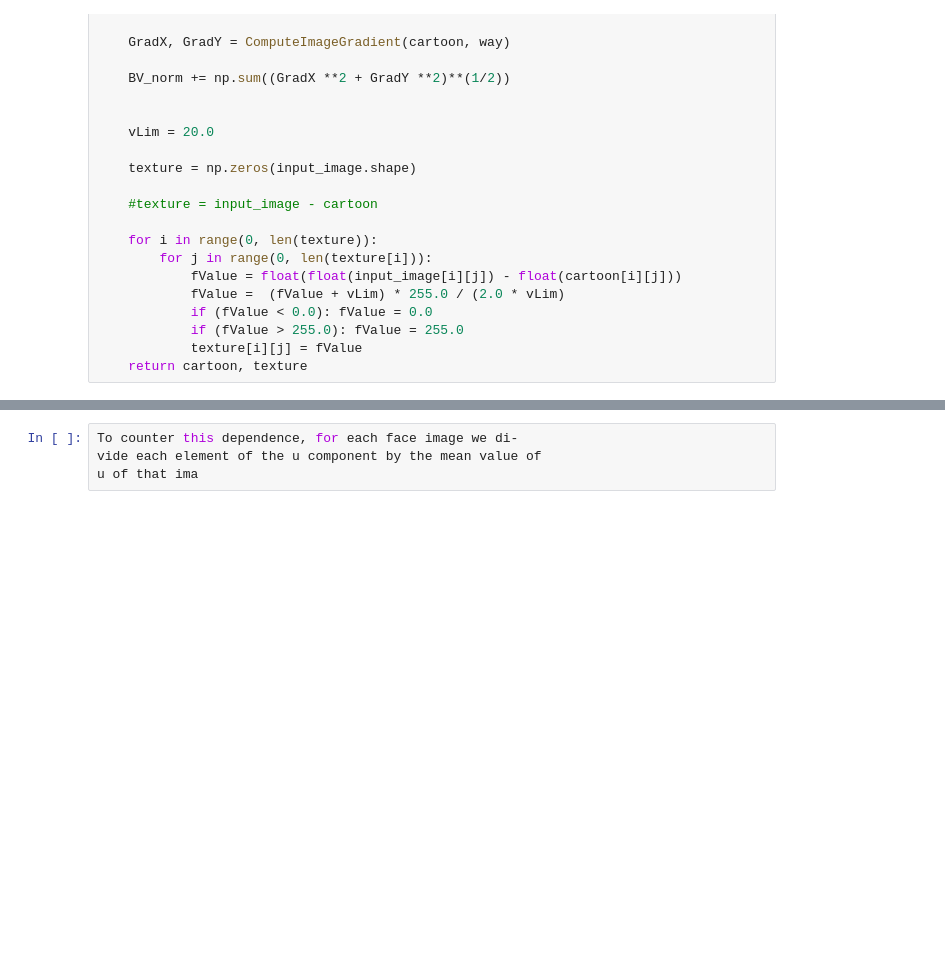
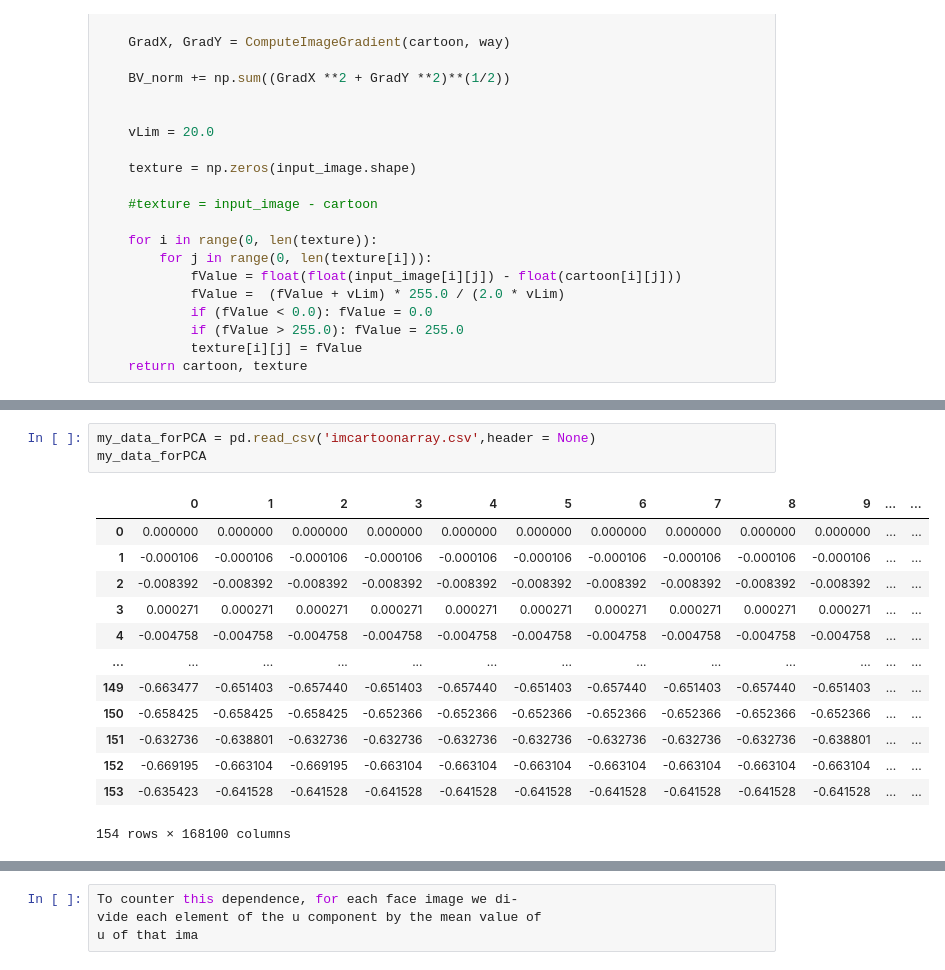
Before and after one commit to aliciaamaliaalvarezmon/SynthesisEmotions, a Jupyter notebook: Notebook/3-texture cartoon decomposition-Copy1.ipynb, the cells around one changed output, grey strips where cells are left out. Cells and saved outputs as stored; diff of their text form; blank space fills up the shorter version.

```diff
--- a/Notebook/3-texture cartoon decomposition-Copy1.ipynb
+++ b/Notebook/3-texture cartoon decomposition-Copy1.ipynb
@@ -269,0 +335,17 @@ def cartoonTexture_grey(input_image, landa, nb_iter_max=1000, tau=0.35, sigma=0.
+# %%
+my_data_forPCA = pd.read_csv('imcartoonarray.csv',header = None)
+my_data_forPCA
+# %% [output]
+|  | 0 | 1 | 2 | 3 | 4 | 5 | 6 | 7 | 8 | 9 | ... | ... |
+| 0 | 0.000000 | 0.000000 | 0.000000 | 0.000000 | 0.000000 | 0.000000 | 0.000000 | 0.000000 | 0.000000 | 0.000000 | ... | ... |
+| 1 | -0.000106 | -0.000106 | -0.000106 | -0.000106 | -0.000106 | -0.000106 | -0.000106 | -0.000106 | -0.000106 | -0.000106 | ... | ... |
+| 2 | -0.008392 | -0.008392 | -0.008392 | -0.008392 | -0.008392 | -0.008392 | -0.008392 | -0.008392 | -0.008392 | -0.008392 | ... | ... |
+| 3 | 0.000271 | 0.000271 | 0.000271 | 0.000271 | 0.000271 | 0.000271 | 0.000271 | 0.000271 | 0.000271 | 0.000271 | ... | ... |
+| 4 | -0.004758 | -0.004758 | -0.004758 | -0.004758 | -0.004758 | -0.004758 | -0.004758 | -0.004758 | -0.004758 | -0.004758 | ... | ... |
+| ... | ... | ... | ... | ... | ... | ... | ... | ... | ... | ... | ... | ... |
+| 149 | -0.663477 | -0.651403 | -0.657440 | -0.651403 | -0.657440 | -0.651403 | -0.657440 | -0.651403 | -0.657440 | -0.651403 | ... | ... |
+| 150 | -0.658425 | -0.658425 | -0.658425 | -0.652366 | -0.652366 | -0.652366 | -0.652366 | -0.652366 | -0.652366 | -0.652366 | ... | ... |
+| 151 | -0.632736 | -0.638801 | -0.632736 | -0.632736 | -0.632736 | -0.632736 | -0.632736 | -0.632736 | -0.632736 | -0.638801 | ... | ... |
+| 152 | -0.669195 | -0.663104 | -0.669195 | -0.663104 | -0.663104 | -0.663104 | -0.663104 | -0.663104 | -0.663104 | -0.663104 | ... | ... |
+| 153 | -0.635423 | -0.641528 | -0.641528 | -0.641528 | -0.641528 | -0.641528 | -0.641528 | -0.641528 | -0.641528 | -0.641528 | ... | ... |
+154 rows × 168100 columns
```
Also changed, not shown: parts of 35 cells of this notebook, 2 other files.
